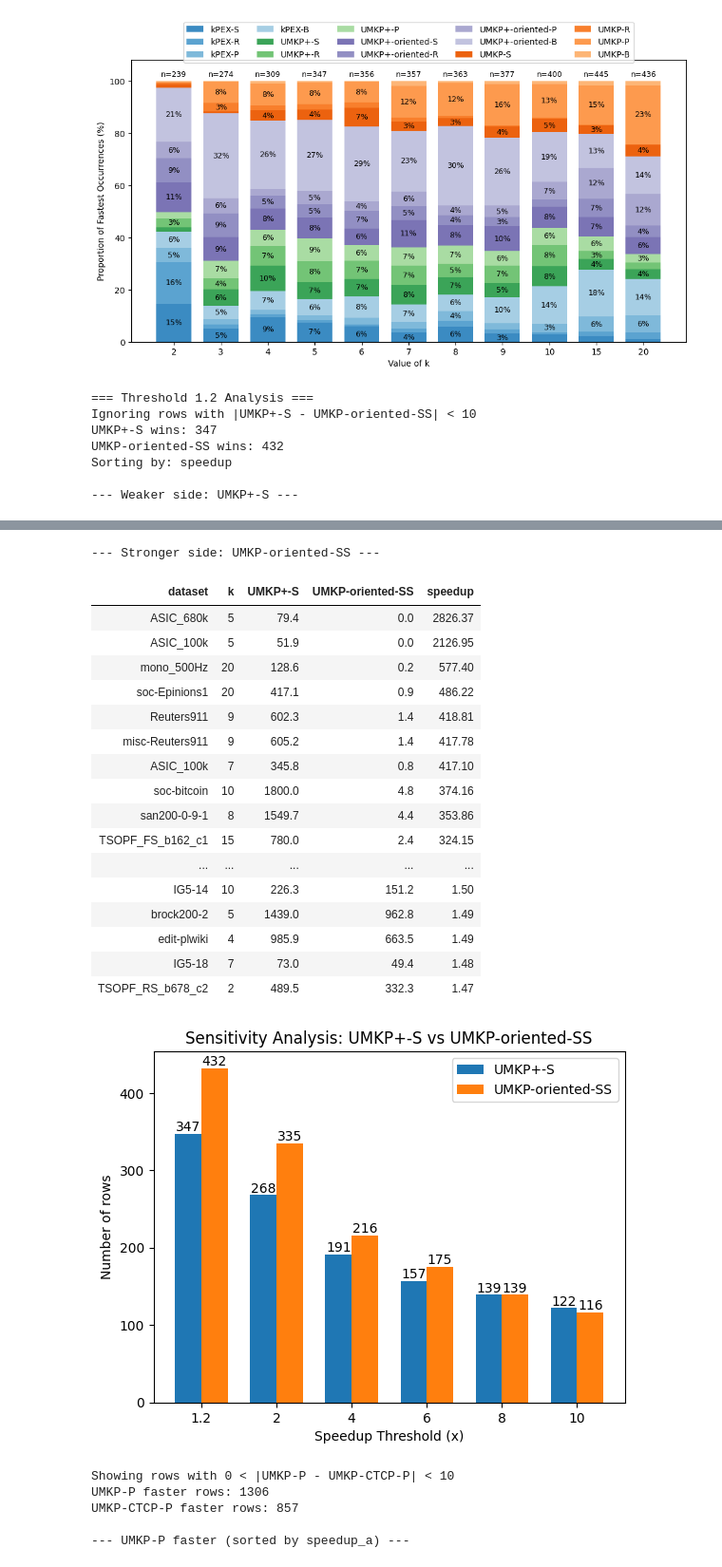
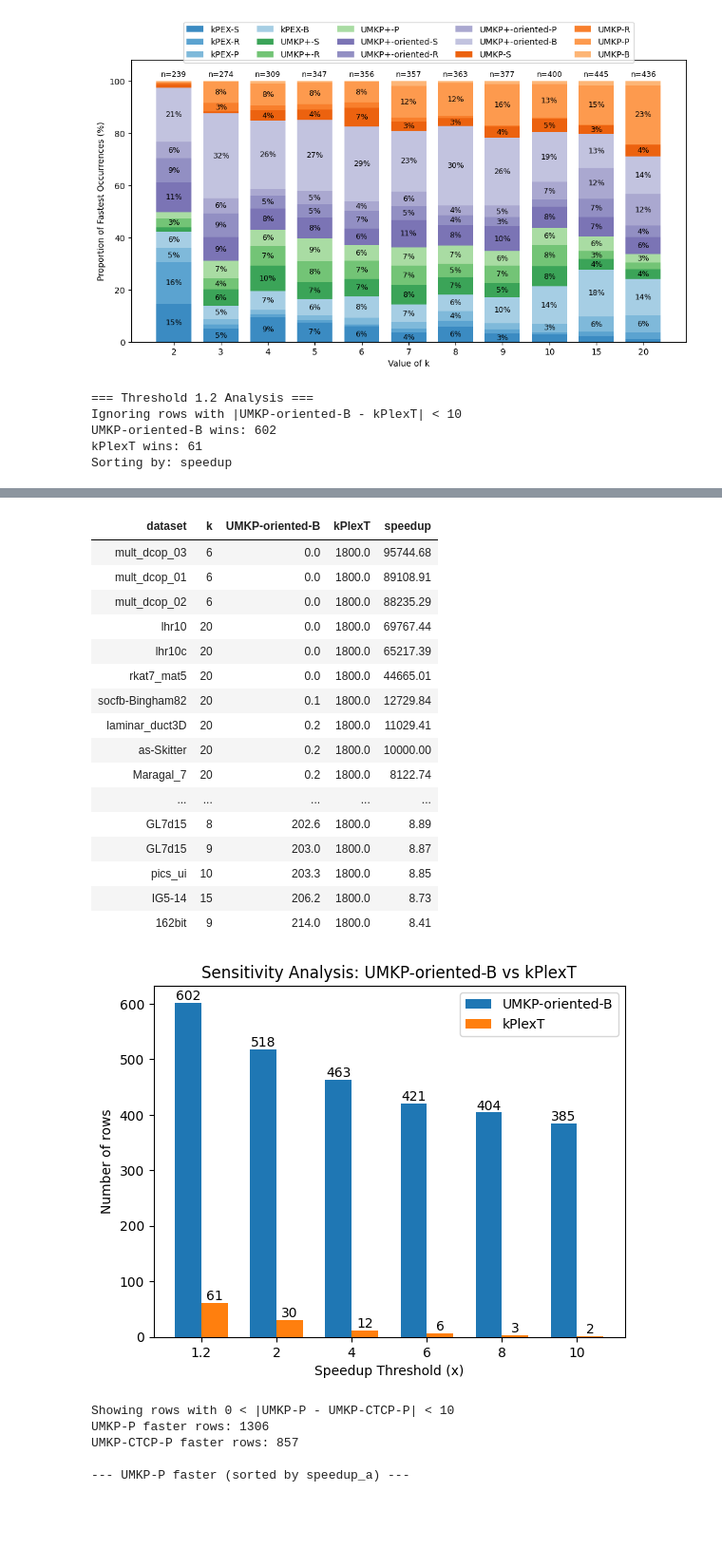
Before and after one commit to akhlaqueak/kplex-ML, a Jupyter notebook: notebooks/entire-data-algos copy.ipynb, the cells around one changed output, grey strips where cells are left out. Shown at 95% size. Saved outputs shown, nothing was run; the diff lists cells and outputs as text; code cells hidden in the pictures; blank space fills up the shorter version.

```diff
--- a/notebooks/entire-data-algos copy.ipynb
+++ b/notebooks/entire-data-algos copy.ipynb
@@ -40,17 +40,15 @@ def display_scroll(df, height="400px"):
     </div>
     """))
 file_path = "results-filtered.xlsx"
-df = pd.read_excel(file_path, sheet_name="all-new-subset")
+df = pd.read_excel(file_path, sheet_name="new-exp")
 # df = pd.read_excel(file_path, sheet_name="all-updated")
 df = df.rename(columns=lambda c: c.replace("-total", ""))
 df = clean_dataframe(df)
 
 all_algos=[
-    'kPEX-S', 'kPEX-R', 'kPEX-P', 'kPEX-B', 'kPEX-MB',
-    'kPEX-oriented-S', 'kPEX-oriented-R', 'kPEX-oriented-P', 'kPEX-oriented-B', 'kPEX-oriented-MB',
-    'UMKP-S', 'UMKP-R', 'UMKP-P', 'UMKP-B', "UMKP-oriented-SS",
-    # 'UMKP1-S', 'UMKP1-R', 'UMKP1-P', 'UMKP1-B',
-    # 'UMKP2-S', 'UMKP2-R', 'UMKP2-P', 'UMKP2-B', 'UMKP3-S','UMKP4-S','UMKP5-S',
+    'kPEX-S', 'kPEX-R', 'kPEX-P', 'kPEX-B',
+    'kPEX-oriented-S', 'kPEX-oriented-R', 'kPEX-oriented-P', 'kPEX-oriented-B',
+    'UMKP-S', 'UMKP-R', 'UMKP-P', 'UMKP-B',
     'UMKP-oriented-S', 'UMKP-oriented-R', 'UMKP-oriented-P', 'UMKP-oriented-B',
     'UMKP+-S', 'UMKP+-R', 'UMKP+-P', 'UMKP+-B',
     'UMKP+-oriented-S', 'UMKP+-oriented-R', 'UMKP+-oriented-P', 'UMKP+-oriented-B'
@@ -63,7 +61,7 @@ remove_rows = (
     # (df[bnb_cols] < 1).all(axis=1) |
     (df[bnb_cols] == 1800).all(axis=1)
 )
-display_scroll(df[remove_rows])
+# display_scroll(df[remove_rows])
 df = df.loc[~remove_rows].copy()
 print(df.shape)
 feature_cols = "dataset	k	n	m	d_avg	d_max	core_number	shell_sizes".split()
@@ -618,26 +615,24 @@ def compare_speedups(df, col_a, col_b,
     plt.show()
 
 # compare_speedups(df, "UMKP-S", "DiseMKP", min_abs_diff=10)
-# compare_speedups(df, "UMKP-CTCP-P", "Maple",  min_abs_diff=10)
+# compare_speedups(df, "UMKP-P", "Maple",  min_abs_diff=10)
+compare_speedups(df, "UMKP-oriented-B", "kPlexT",  min_abs_diff=10)
 
 # compare_speedups(df, "UMKP5-S", "UMKP1-S",  min_abs_diff=1)
-# compare_speedups(df, "UMKP-oriented-B", "kPlexT",  min_abs_diff=10)
 # compare_speedups(df, "UMKP-P", "UMKP-CTCP-P",  min_abs_diff=10)
 # compare_speedups(df, "UMKP+-oriented-B", "kPlexT", min_abs_diff=10)
 # compare_speedups(df, "CTCP-KPEX", "CFCTCP-KPEX", min_abs_diff=10)
 # compare_speedups(df, "CTCP-KPEX", "CTCP-EGO", min_abs_diff=1)
 
 # compare_speedups(df, "Maple", "UMKP-P", min_abs_diff=10)
-compare_speedups(df, "UMKP+-S", "UMKP-oriented-SS", min_abs_diff=10)
+# compare_speedups(df, "UMKP+-oriented-S", "UMKP-oriented-SS", min_abs_diff=10)
 # compare_speedups(df, "kPEX-B1", "kPEX-B", min_abs_diff=10)
 # compare_speedups(df, "UMKP+-oriented-B", "kPlexT", min_abs_diff=10)
 # compare_speedups(df, "UMKP+-R", "UMKP+-oriented-R", min_abs_diff=10)
 # compare_speedups(df, "kPEX-orig", "kPEX", min_abs_diff=10)
 # %% [output]
 === Threshold 1.2 Analysis ===
-Ignoring rows with |UMKP+-S - UMKP-oriented-SS| < 10
-UMKP+-S wins: 347
-UMKP-oriented-SS wins: 432
+Ignoring rows with |UMKP-oriented-B - kPlexT| < 10
+UMKP-oriented-B wins: 602
+kPlexT wins: 61
 Sorting by: speedup
-
---- Weaker side: UMKP+-S ---
@@ -661,22 +656,21 @@ Sorting by: speedup
---- Stronger side: UMKP-oriented-SS ---
-| dataset | k | UMKP+-S | UMKP-oriented-SS | speedup |
-| ASIC_680k | 5 | 79.4 | 0.0 | 2826.37 |
-| ASIC_100k | 5 | 51.9 | 0.0 | 2126.95 |
-| mono_500Hz | 20 | 128.6 | 0.2 | 577.40 |
-| soc-Epinions1 | 20 | 417.1 | 0.9 | 486.22 |
-| Reuters911 | 9 | 602.3 | 1.4 | 418.81 |
-| misc-Reuters911 | 9 | 605.2 | 1.4 | 417.78 |
-| ASIC_100k | 7 | 345.8 | 0.8 | 417.10 |
-| soc-bitcoin | 10 | 1800.0 | 4.8 | 374.16 |
-| san200-0-9-1 | 8 | 1549.7 | 4.4 | 353.86 |
-| TSOPF_FS_b162_c1 | 15 | 780.0 | 2.4 | 324.15 |
+| dataset | k | UMKP-oriented-B | kPlexT | speedup |
+| mult_dcop_03 | 6 | 0.0 | 1800.0 | 95744.68 |
+| mult_dcop_01 | 6 | 0.0 | 1800.0 | 89108.91 |
+| mult_dcop_02 | 6 | 0.0 | 1800.0 | 88235.29 |
+| lhr10 | 20 | 0.0 | 1800.0 | 69767.44 |
+| lhr10c | 20 | 0.0 | 1800.0 | 65217.39 |
+| rkat7_mat5 | 20 | 0.0 | 1800.0 | 44665.01 |
+| socfb-Bingham82 | 20 | 0.1 | 1800.0 | 12729.84 |
+| laminar_duct3D | 20 | 0.2 | 1800.0 | 11029.41 |
+| as-Skitter | 20 | 0.2 | 1800.0 | 10000.00 |
+| Maragal_7 | 20 | 0.2 | 1800.0 | 8122.74 |
 | ... | ... | ... | ... | ... |
-| IG5-14 | 10 | 226.3 | 151.2 | 1.50 |
-| brock200-2 | 5 | 1439.0 | 962.8 | 1.49 |
-| edit-plwiki | 4 | 985.9 | 663.5 | 1.49 |
-| IG5-18 | 7 | 73.0 | 49.4 | 1.48 |
-| TSOPF_RS_b678_c2 | 2 | 489.5 | 332.3 | 1.47 |
+| GL7d15 | 8 | 202.6 | 1800.0 | 8.89 |
+| GL7d15 | 9 | 203.0 | 1800.0 | 8.87 |
+| pics_ui | 10 | 203.3 | 1800.0 | 8.85 |
+| IG5-14 | 15 | 206.2 | 1800.0 | 8.73 |
+| 162bit | 9 | 214.0 | 1800.0 | 8.41 |
-[figure, old version]
+[figure, new version]
 # %%
 def compare_speedups(df, col_a, col_b,
                      min_time_threshold=1.0,
```
Also changed, not shown: parts of 6 cells of this notebook, 10 other files.
